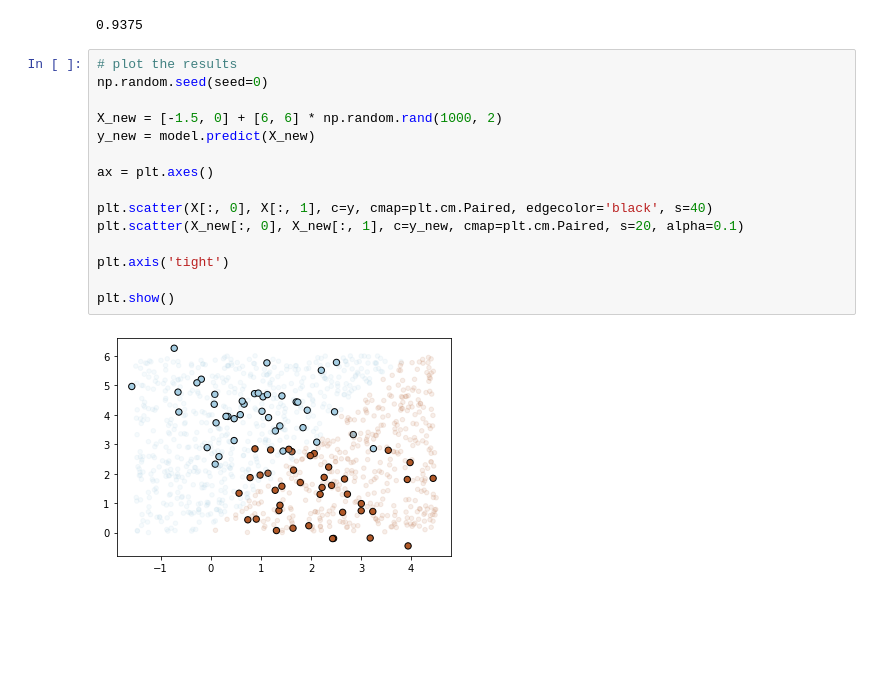
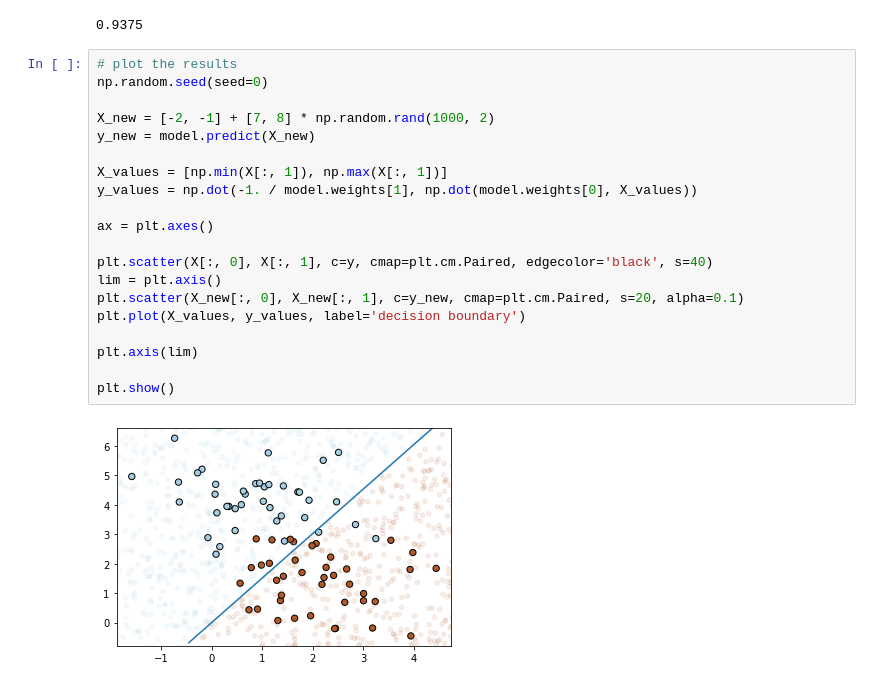
Before and after one commit to waitingcheung/PyML, a Jupyter notebook: examples/logistic_regression.ipynb, the cells around one changed output. Drawn from its saved outputs; the diff is of its cells as text; blank space fills up the shorter version.

```diff
--- a/examples/logistic_regression.ipynb
+++ b/examples/logistic_regression.ipynb
@@ -58,17 +58,22 @@ accuracy_score(y_test, clf.predict(X_test))
 # %%
 # plot the results
 np.random.seed(seed=0)
 
-X_new = [-1.5, 0] + [6, 6] * np.random.rand(1000, 2)
+X_new = [-2, -1] + [7, 8] * np.random.rand(1000, 2)
 y_new = model.predict(X_new)
+
+X_values = [np.min(X[:, 1]), np.max(X[:, 1])]
+y_values = np.dot(-1. / model.weights[1], np.dot(model.weights[0], X_values))
 
 ax = plt.axes()
 
 plt.scatter(X[:, 0], X[:, 1], c=y, cmap=plt.cm.Paired, edgecolor='black', s=40)
+lim = plt.axis()
 plt.scatter(X_new[:, 0], X_new[:, 1], c=y_new, cmap=plt.cm.Paired, s=20, alpha=0.1)
+plt.plot(X_values, y_values, label='decision boundary')
 
-plt.axis('tight')
+plt.axis(lim)
 
 plt.show()
 # %% [output]
-[figure, old version]
+[figure, new version]
```
Also changed, not shown: parts of 1 cell of this notebook.
